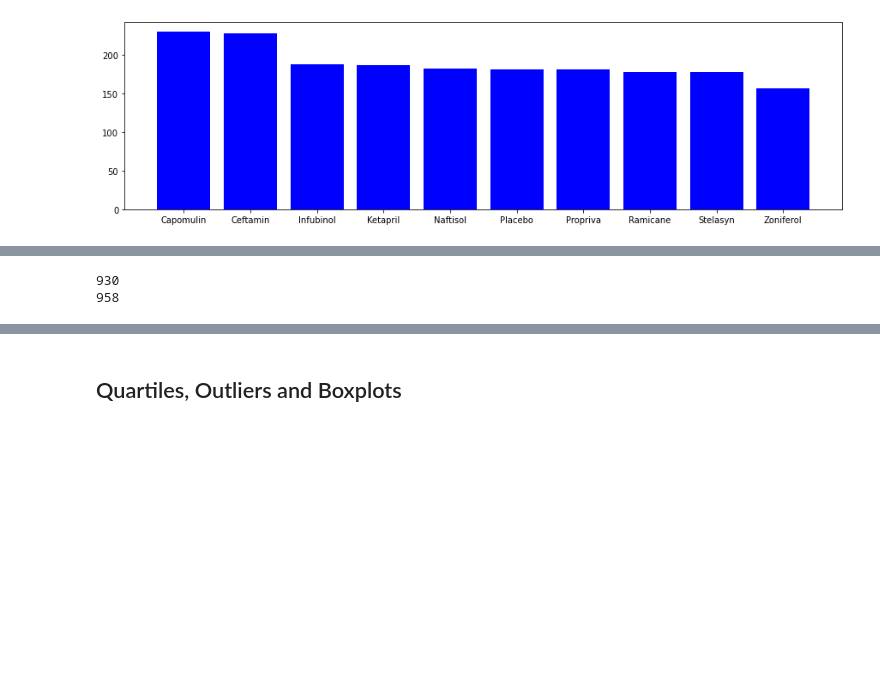
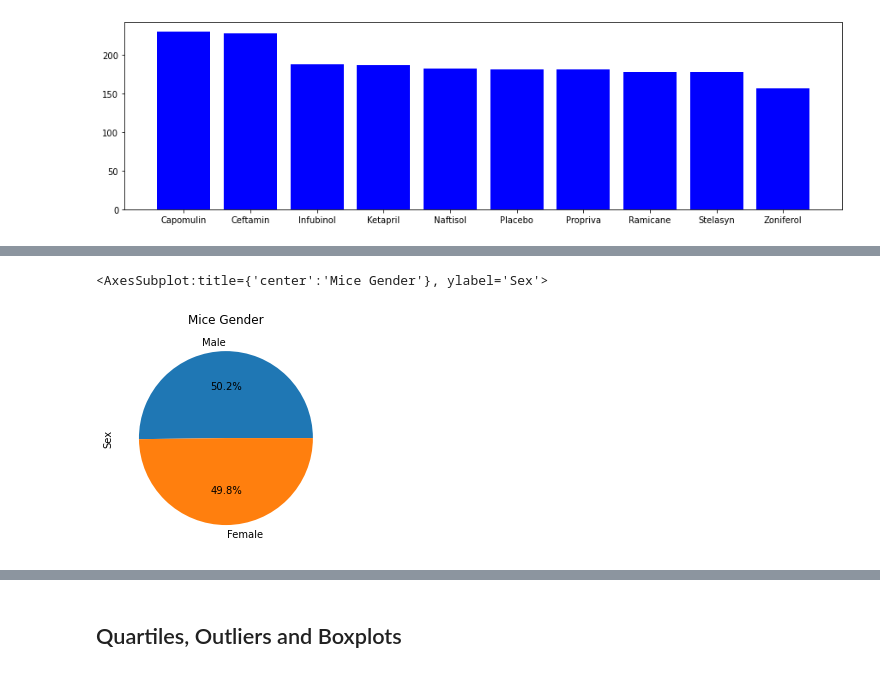
Before and after one commit to amunyhub/matplot-assignment, a Jupyter notebook: pymaceuticals_starter.ipynb, the cells around one changed output, grey strips where cells are left out. Saved outputs shown, nothing was run; the diff lists cells and outputs as text; code cells hidden in the pictures; blank space fills up the shorter version.

```diff
--- a/pymaceuticals_starter.ipynb
+++ b/pymaceuticals_starter.ipynb
@@ -207,6 +223,7 @@ plt.show()
 # Generate a pie plot showing the distribution of female versus male mice using pandas
 #helpful resource: https://www.youtube.com/watch?v=0P7QnIQDBJY
 
-gender_mice=clean_mice[["Sex","Mouse ID"]]
-gender_mice.groupby["Sex"].sum().plot(kind="pie")
+
+gender_mice=merged_df.drop_duplicates(subset="Mouse ID")['Sex'].value_counts()
+gender_mice
 # %% [output]
@@ -232,14 +233,9 @@ SyntaxError: invalid syntax (<ipython-input-294-eddb24c1f748>, line 3)
-# %%
-#counts for pandas way
-#female mice count
-female_count=gender_mice.loc[gender_mice["Sex"]=='Female'].count()[0]
-print(female_count)
-
-#male mice count
-male_count=gender_mice.loc[gender_mice["Sex"]=='Male'].count()[0]
-print(male_count)
-# %% [output]
-930
-958
+# %%
+#Setup DF for pandas
+
+gender_mice.plot.pie(y='Gender',autopct="%1.1f%%",title = "Mice Gender")
+# %% [output]
+<AxesSubplot:title={'center':'Mice Gender'}, ylabel='Sex'>
+[figure, added]
 # %%
 # Generate a pie plot showing the distribution of female versus male mice using pyplot
```
Also changed, not shown: parts of 11 cells of this notebook.
